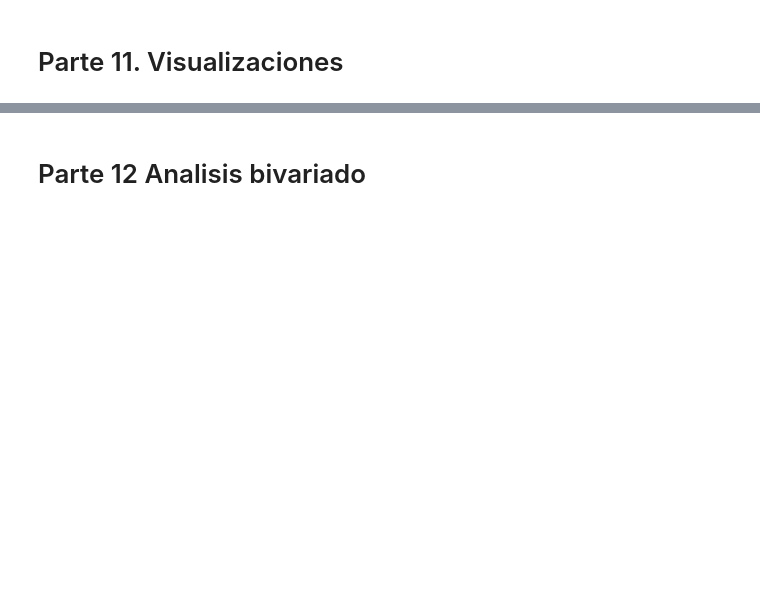
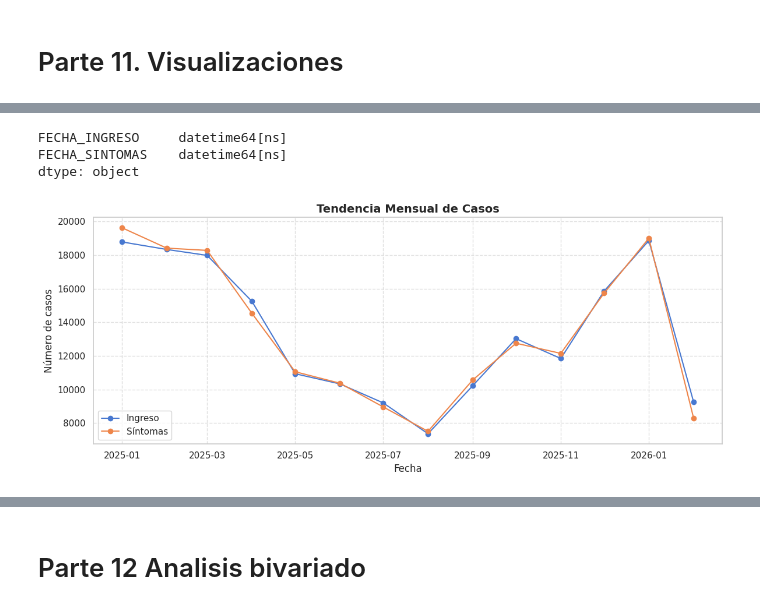
Before and after one commit to edgaryoungpilo-web/colab-files, a Jupyter notebook: 266659_Proyecto_Inicios.ipynb, the cells around one changed output, grey strips where cells are left out. Cells and saved outputs as stored; diff of their text form; code cells hidden in the pictures; blank space fills up the shorter version.

```diff
--- a/266659_Proyecto_Inicios.ipynb
+++ b/266659_Proyecto_Inicios.ipynb
@@ -211,0 +425,39 @@ for col in df.select_dtypes(include='category').columns[:5]:
+# %%
+# Variables categoricas
+import pandas as pd
+import matplotlib.pyplot as plt
+
+# Convertir a formato datetime
+df['FECHA_INGRESO'] = pd.to_datetime(df['FECHA_INGRESO'], errors='coerce')
+df['FECHA_SINTOMAS'] = pd.to_datetime(df['FECHA_SINTOMAS'], errors='coerce')
+
+# Verificar (opcional pero recomendado)
+print(df[['FECHA_INGRESO', 'FECHA_SINTOMAS']].dtypes)
+
+# Agrupar por mes
+ingreso_mensual = df['FECHA_INGRESO'].dt.to_period('M').value_counts().sort_index()
+sintomas_mensual = df['FECHA_SINTOMAS'].dt.to_period('M').value_counts().sort_index()
+
+# Convertir índice a timestamp
+ingreso_mensual.index = ingreso_mensual.index.to_timestamp()
+sintomas_mensual.index = sintomas_mensual.index.to_timestamp()
+
+# Graficar
+plt.figure(figsize=(12,5))
+
+plt.plot(ingreso_mensual, marker='o', label='Ingreso')
+plt.plot(sintomas_mensual, marker='o', label='Síntomas')
+
+plt.title("Tendencia Mensual de Casos", fontsize=14, fontweight='bold')
+plt.xlabel("Fecha")
+plt.ylabel("Número de casos")
+plt.legend()
+
+plt.grid(True, linestyle='--', alpha=0.6)
+plt.tight_layout()
+plt.show()
+# %% [output]
+FECHA_INGRESO     datetime64[ns]
+FECHA_SINTOMAS    datetime64[ns]
+dtype: object
+[figure, added]
```
Also changed, not shown: parts of 50 cells of this notebook.
